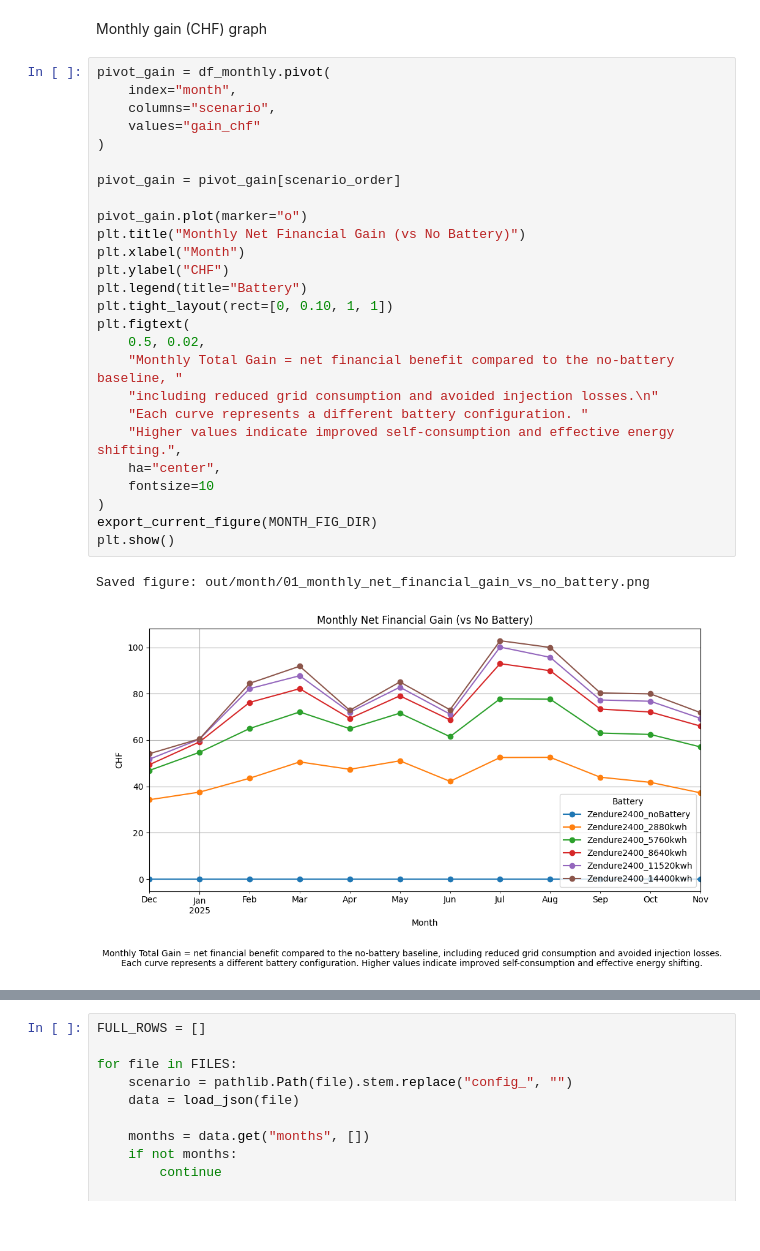
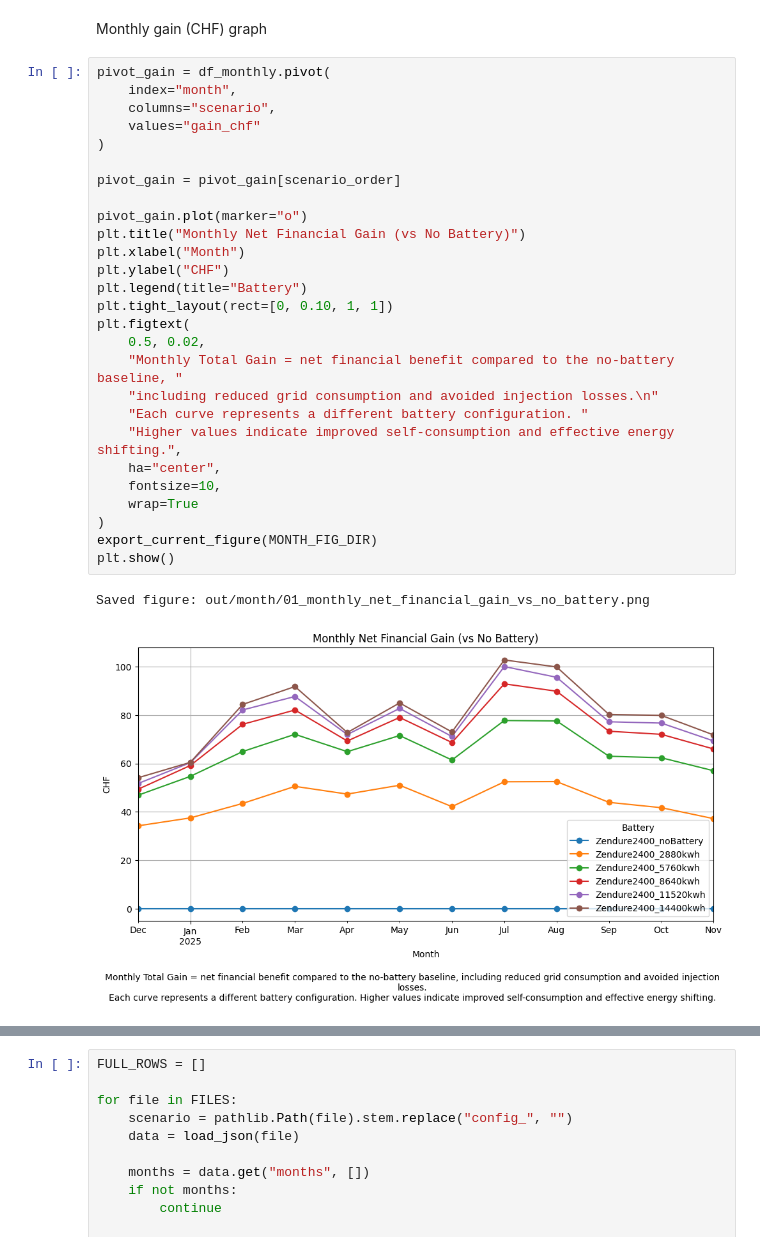
Before and after one commit to nicoMeynet/BatterySimu, a Jupyter notebook: battery_comparison_month.ipynb, the cells around one changed output, grey strips where cells are left out. Cells and saved outputs as stored; diff of their text form.

```diff
--- a/battery_comparison_month.ipynb
+++ b/battery_comparison_month.ipynb
@@ -115,32 +115,33 @@ Monthly gain (CHF) graph
 # %%
 pivot_gain = df_monthly.pivot(
     index="month",
     columns="scenario",
     values="gain_chf"
 )
 
 pivot_gain = pivot_gain[scenario_order]
 
 pivot_gain.plot(marker="o")
 plt.title("Monthly Net Financial Gain (vs No Battery)")
 plt.xlabel("Month")
 plt.ylabel("CHF")
 plt.legend(title="Battery")
 plt.tight_layout(rect=[0, 0.10, 1, 1])
 plt.figtext(
     0.5, 0.02,
     "Monthly Total Gain = net financial benefit compared to the no-battery baseline, "
     "including reduced grid consumption and avoided injection losses.\n"
     "Each curve represents a different battery configuration. "
     "Higher values indicate improved self-consumption and effective energy shifting.",
     ha="center",
-    fontsize=10
+    fontsize=10,
+    wrap=True
 )
 export_current_figure(MONTH_FIG_DIR)
 plt.show()
 # %% [output]
 Saved figure: out/month/01_monthly_net_financial_gain_vs_no_battery.png
-[figure, old version]
+[figure, new version]
 # %%
 pivot_consumed = df_monthly.pivot(
     index="month",
```
Also changed, not shown: parts of 13 cells of this notebook, 2 other files.
